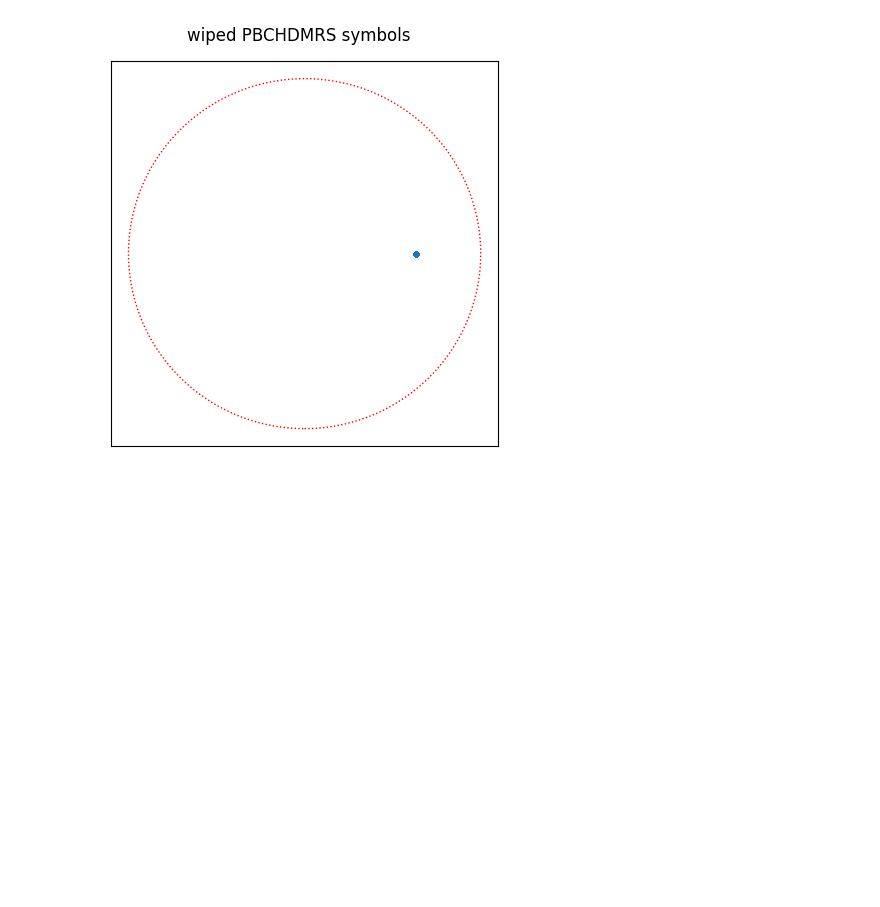
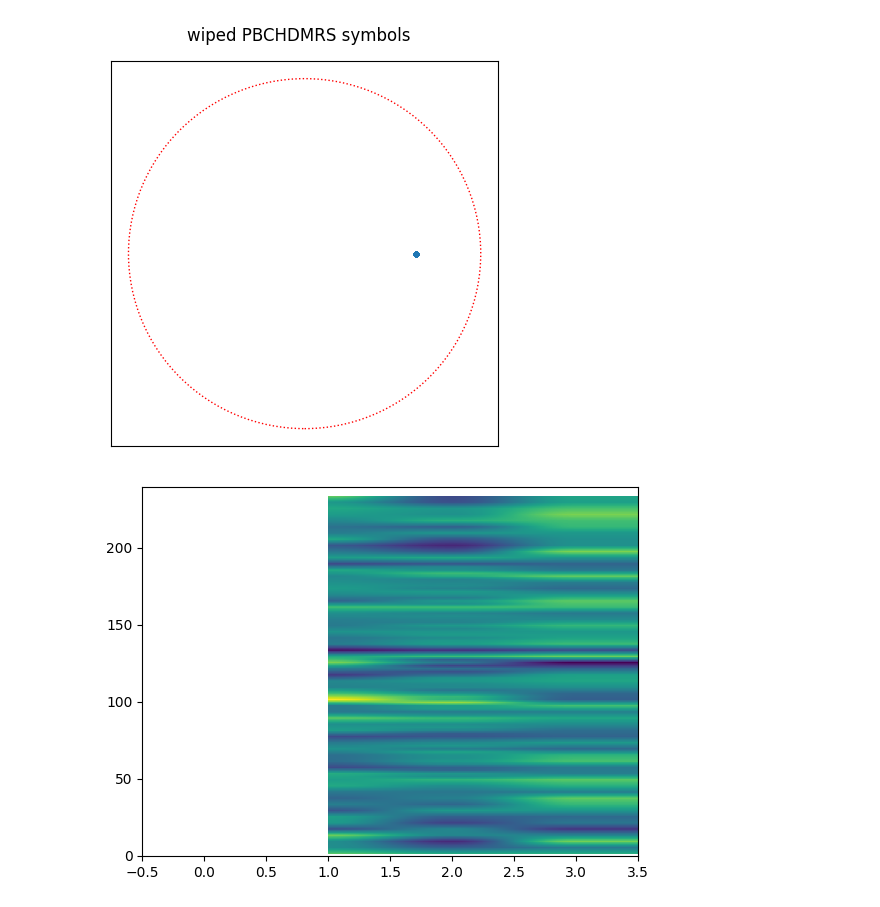
Before and after one commit to catkira/5G_experiments, a Jupyter notebook: test_py3gpp.ipynb, the cells around one changed output. Saved outputs shown, nothing was run; the diff lists cells and outputs as text; code cells hidden in the pictures; blank space fills up the shorter version.

```diff
--- a/test_py3gpp.ipynb
+++ b/test_py3gpp.ipynb
@@ -129,3 +129,9 @@ fig.suptitle('wiped PBCHDMRS symbols', y=0.95)
 # %% [output]
 Text(0.5, 0.95, 'wiped PBCHDMRS symbols')
 [figure]
+# %%
+H = nrChannelEstimate(rxGrid = rxGrid, refGrid = refGrid)
+plt.imshow(np.abs(H), origin='lower', aspect='auto')
+plt.show()
+# %% [output]
+[figure, added]
```
